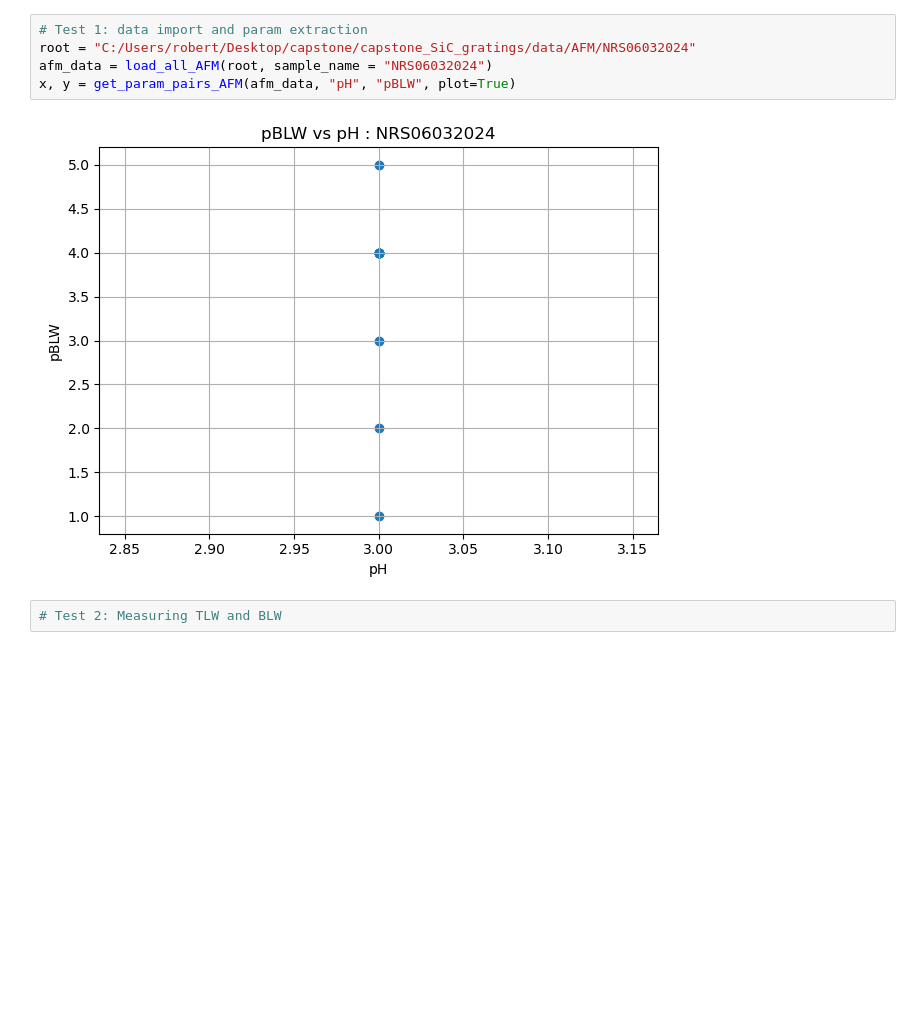
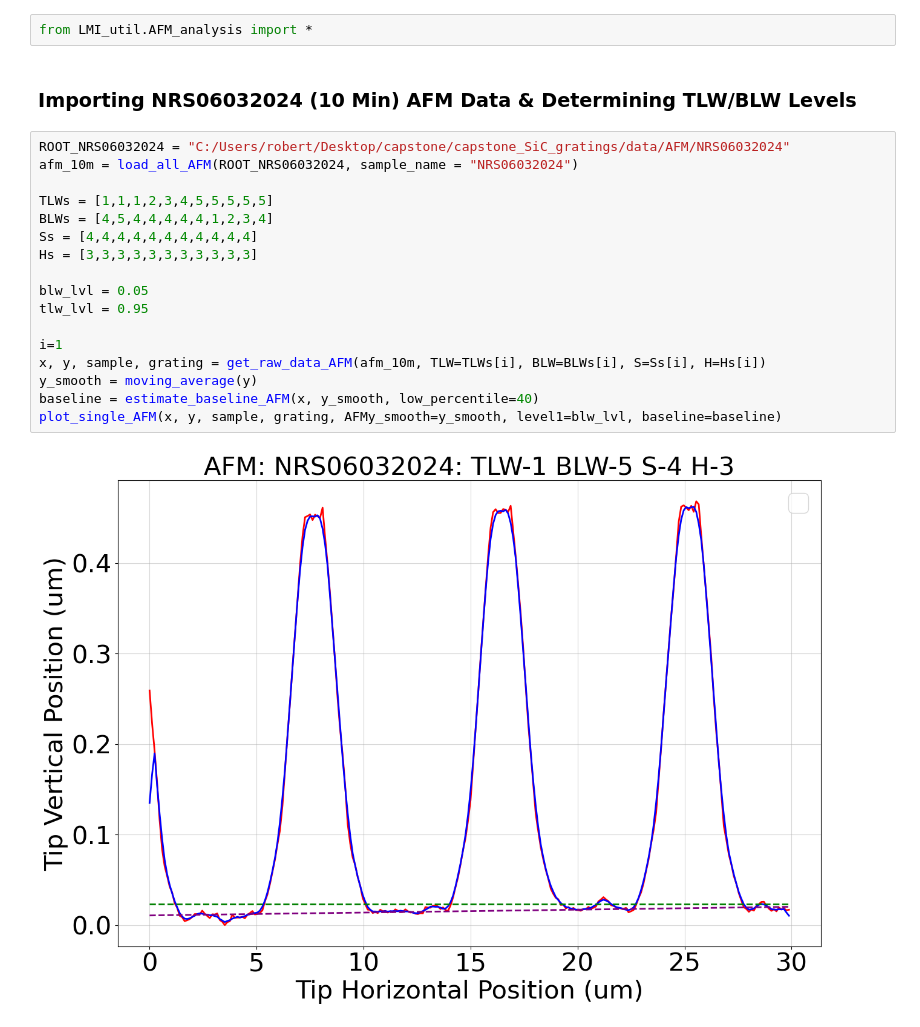
Before and after one commit to mill0851/capstone_SiC_gratings, a Jupyter notebook: Statistical_Analysis_Geometry.ipynb, the cells around one changed output. Cells and saved outputs as stored; diff of their text form; blank space fills up the shorter version.

Commit message:
started data cleaning

```diff
--- a/Statistical_Analysis_Geometry.ipynb
+++ b/Statistical_Analysis_Geometry.ipynb
@@ -97,9 +1,23 @@ def get_param_pairs_AFM(afm_data, param_x, param_y, plot=False):
-# %%
-# Test 1: data import and param extraction
-root = "C:/Users/robert/Desktop/capstone/capstone_SiC_gratings/data/AFM/NRS06032024"
-afm_data = load_all_AFM(root, sample_name = "NRS06032024")
-x, y = get_param_pairs_AFM(afm_data, "pH", "pBLW", plot=True)
-# %% [output]
-[figure, removed]
-# %%
-# Test 2: Measuring TLW and BLW
+# %%
+from LMI_util.AFM_analysis import *
+# %% [markdown]
+### Importing NRS06032024 (10 Min) AFM Data & Determining TLW/BLW Levels
+# %%
+ROOT_NRS06032024 = "C:/Users/robert/Desktop/capstone/capstone_SiC_gratings/data/AFM/NRS06032024"
+afm_10m = load_all_AFM(ROOT_NRS06032024, sample_name = "NRS06032024")
+
+TLWs = [1,1,1,2,3,4,5,5,5,5,5]
+BLWs = [4,5,4,4,4,4,4,1,2,3,4]
+Ss = [4,4,4,4,4,4,4,4,4,4,4]
+Hs = [3,3,3,3,3,3,3,3,3,3,3]
+
+blw_lvl = 0.05
+tlw_lvl = 0.95
+
+i=1
+x, y, sample, grating = get_raw_data_AFM(afm_10m, TLW=TLWs[i], BLW=BLWs[i], S=Ss[i], H=Hs[i])
+y_smooth = moving_average(y)
+baseline = estimate_baseline_AFM(x, y_smooth, low_percentile=40)
+plot_single_AFM(x, y, sample, grating, AFMy_smooth=y_smooth, level1=blw_lvl, baseline=baseline)
+# %% [output]
+[figure, added]
```
Also changed, not shown: parts of 1 cell of this notebook, 3 other files.
